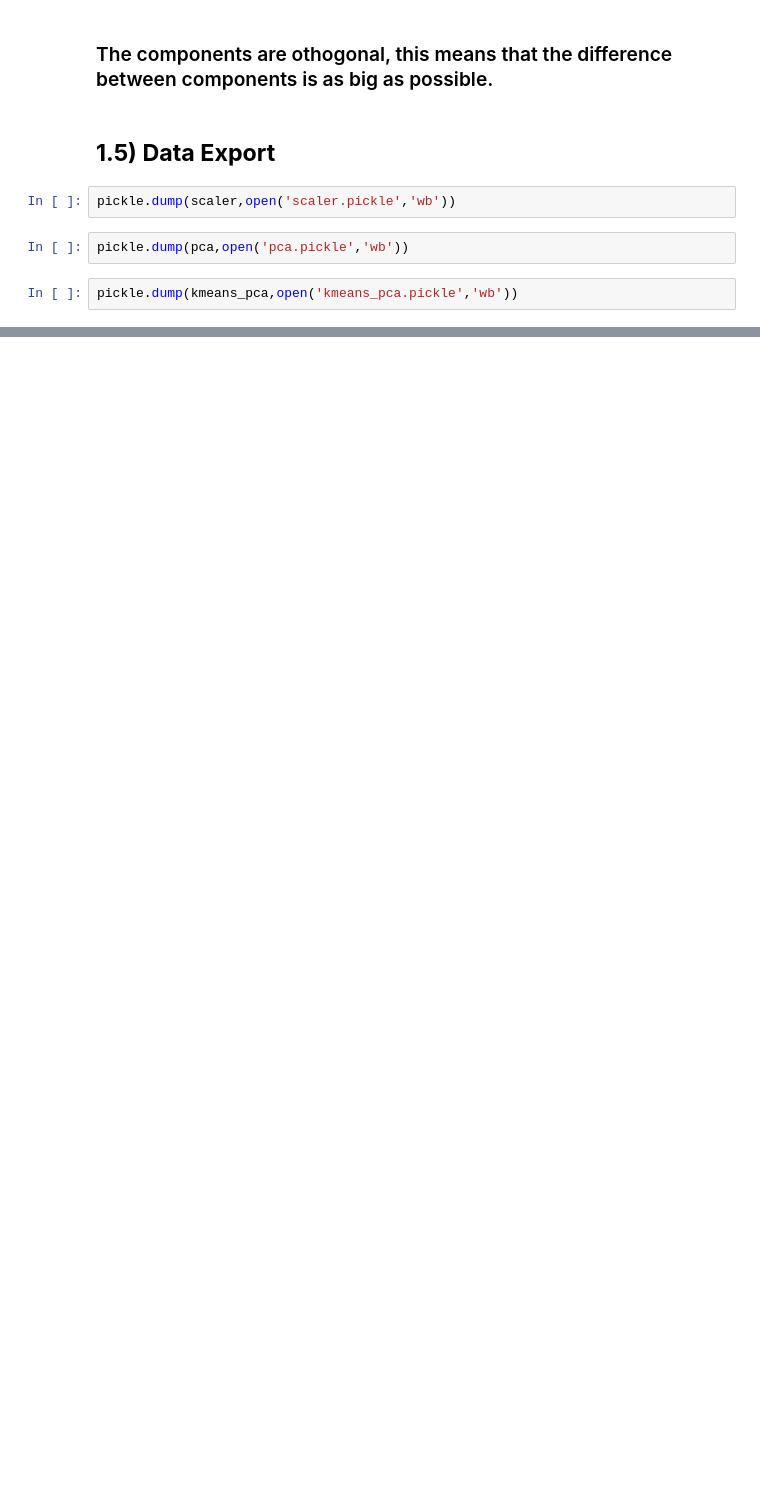
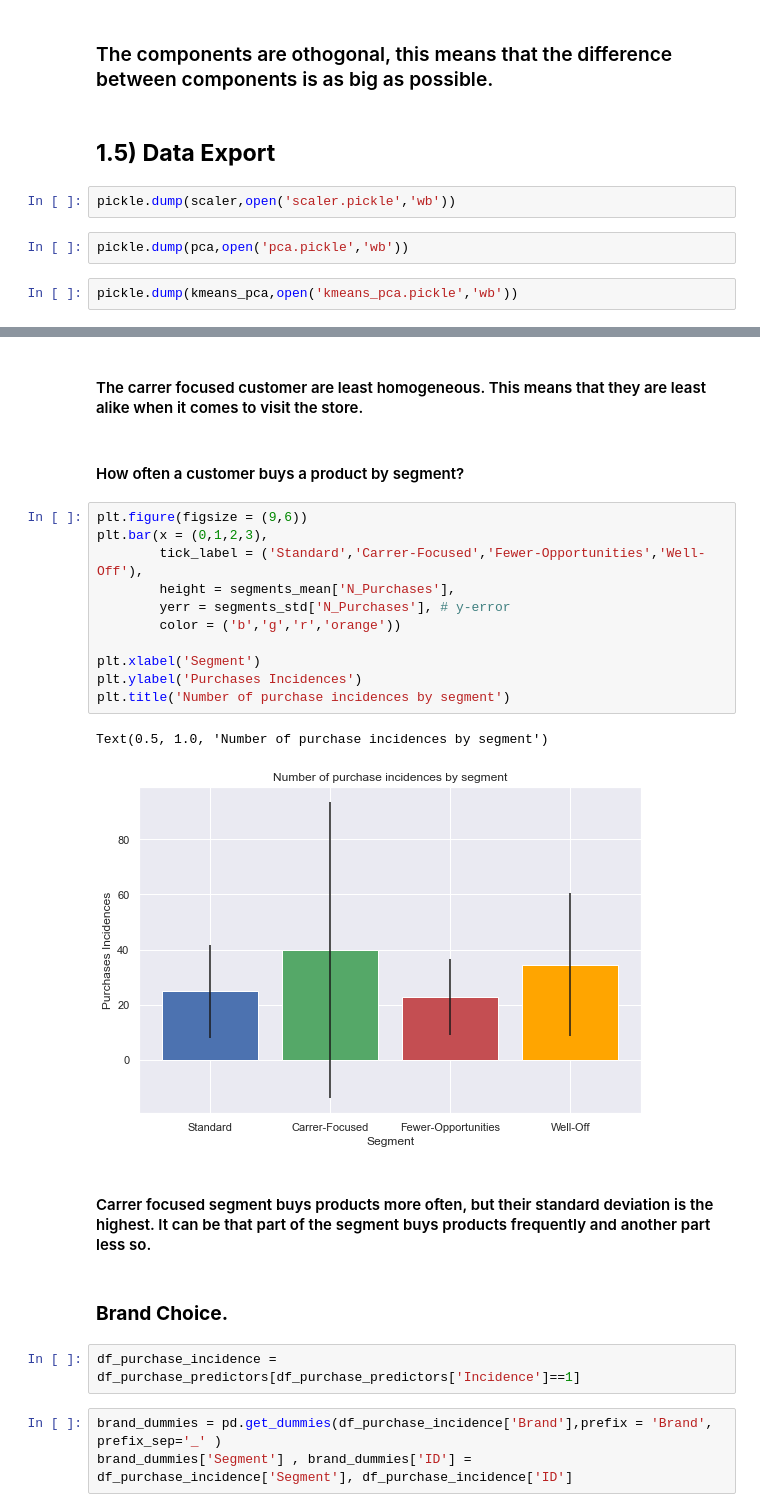
Before and after one commit to JuanD5/Machine-learning-projects, a Jupyter notebook: Clustering projects/Customer Analytics/main_customer_analytics_365_datascience.ipynb, the cells around one changed output, grey strips where cells are left out. Drawn from its saved outputs; the diff is of its cells as text; blank space fills up the shorter version.

```diff
--- a/Clustering projects/Customer Analytics/main_customer_analytics_365_datascience.ipynb
+++ b/Clustering projects/Customer Analytics/main_customer_analytics_365_datascience.ipynb
@@ -584,0 +909,27 @@ pickle.dump(kmeans_pca,open('kmeans_pca.pickle','wb'))
+# %% [markdown]
+#### The carrer focused customer are least homogeneous. This means that they are least alike when it comes to visit the store.
+# %% [markdown]
+#### How often a customer buys a product by segment?
+# %%
+plt.figure(figsize = (9,6))
+plt.bar(x = (0,1,2,3),
+        tick_label = ('Standard','Carrer-Focused','Fewer-Opportunities','Well-Off'),
+        height = segments_mean['N_Purchases'],
+        yerr = segments_std['N_Purchases'], # y-error
+        color = ('b','g','r','orange'))
+
+plt.xlabel('Segment')
+plt.ylabel('Purchases Incidences')
+plt.title('Number of purchase incidences by segment')
+# %% [output]
+Text(0.5, 1.0, 'Number of purchase incidences by segment')
+[figure, added]
+# %% [markdown]
+#### Carrer focused segment buys products more often, but their standard deviation is the highest. It can be that part of the segment buys products frequently and another part less so.
+# %% [markdown]
+### **Brand Choice.**
+# %%
+df_purchase_incidence = df_purchase_predictors[df_purchase_predictors['Incidence']==1]
+# %%
+brand_dummies = pd.get_dummies(df_purchase_incidence['Brand'],prefix = 'Brand', prefix_sep='_' )
+brand_dummies['Segment'] , brand_dummies['ID'] = df_purchase_incidence['Segment'], df_purchase_incidence['ID']
```
Also changed, not shown: parts of 80 cells of this notebook, 3 other files.
